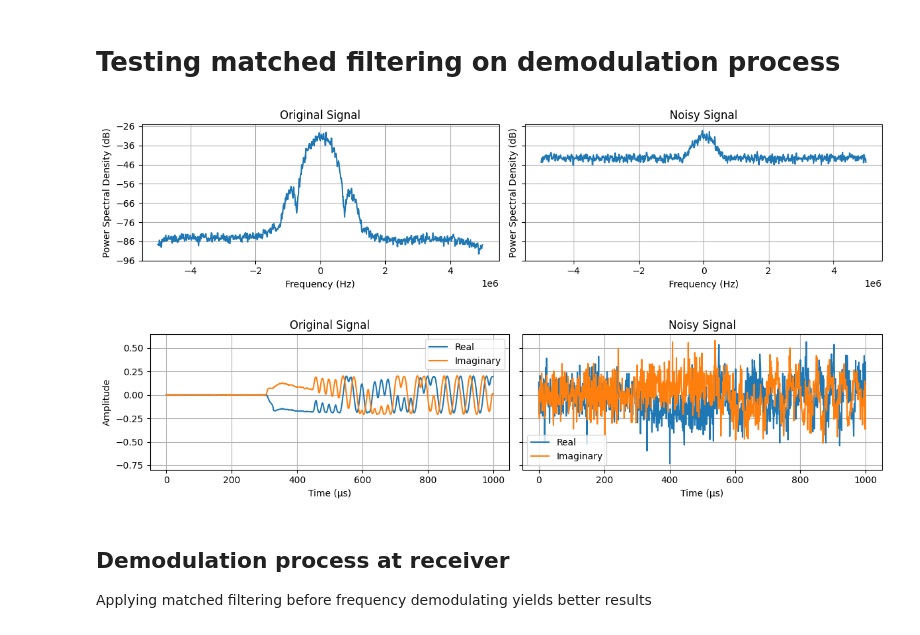
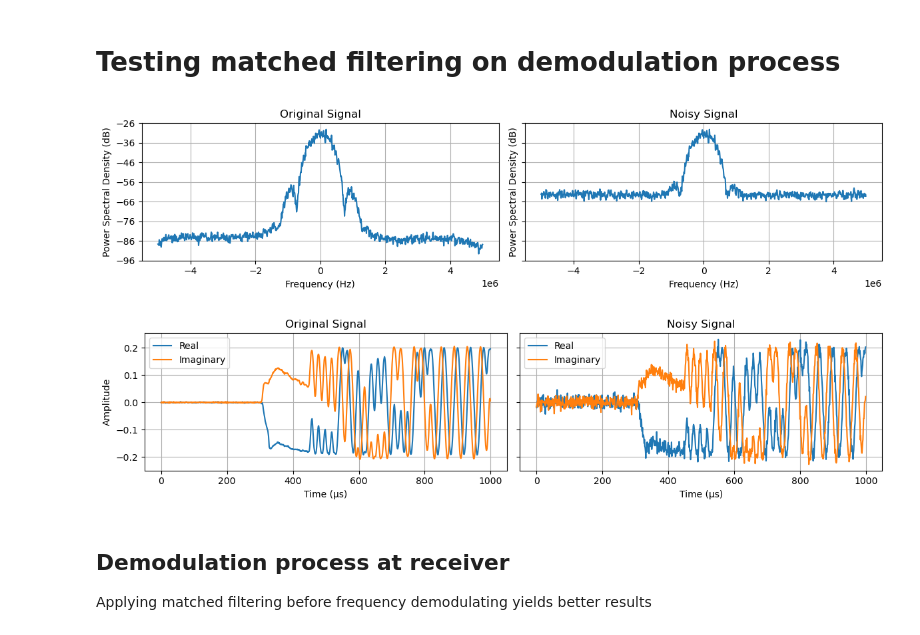
Before and after one commit to SDMote/SDR_projects, a Jupyter notebook: python_phy/jupyter_notebooks/ble_matched_filter_prototype.ipynb, the cells around one changed output. Drawn from its saved outputs; the diff is of its cells as text; code cells hidden in the pictures.

```diff
--- a/python_phy/jupyter_notebooks/ble_matched_filter_prototype.ipynb
+++ b/python_phy/jupyter_notebooks/ble_matched_filter_prototype.ipynb
@@ -24,36 +24,36 @@ plt.close("all")
 fs = 10e6  # Hz
 sps = 10
 Rb = fs / sps  # Baud rate
 filename = "BLE_0dBm.dat"  # Open BLE file
 iq_samples = read_iq_data(f"../../capture_nRF/data/new/{filename}")
 fsk_deviation_ble: float = 250e3  # Hz
 
-desired_SNR = 0  # dB
+desired_SNR = 20  # dB
 signal_present = (4000, 14000)
 
 iq_samples_noisy = add_awgn_signal_present(iq_samples, desired_SNR, sample_interval=signal_present)
 
 figsize = (12, 3)
 plot_periodograms(
     [iq_samples, iq_samples_noisy],
     fs=fs,
     titles=["Original Signal", "Noisy Signal"],
     figsize=figsize,
     NFFT=1024,
     horizontal=True,
 )
 time_interval = (3000, 4000)
 # time_interval = (0, -1)
 plot_complex_time(
     [iq_samples[time_interval[0] : time_interval[1]], iq_samples_noisy[time_interval[0] : time_interval[1]]],
     fs=fs,
     titles=["Original Signal", "Noisy Signal"],
     figsize=figsize,
     horizontal=True,
 )
 # %% [output]
-[figure, old version]
+[figure, new version]
-[figure, old version]
+[figure, new version]
 # %% [markdown]
 ## Demodulation process at receiver
 Applying matched filtering before frequency demodulating yields better results
```
Also changed, not shown: parts of 3 cells of this notebook, 2 other files.
